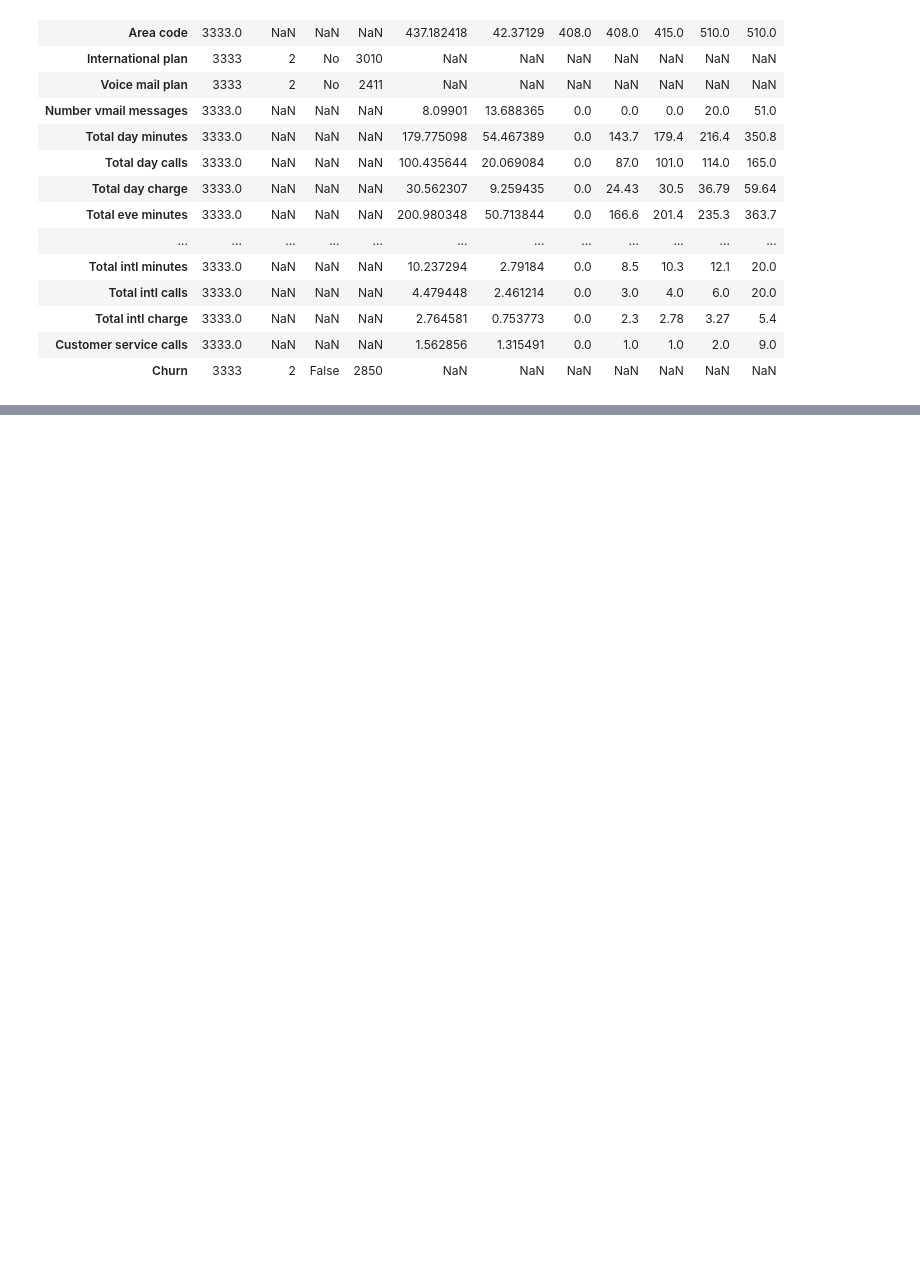
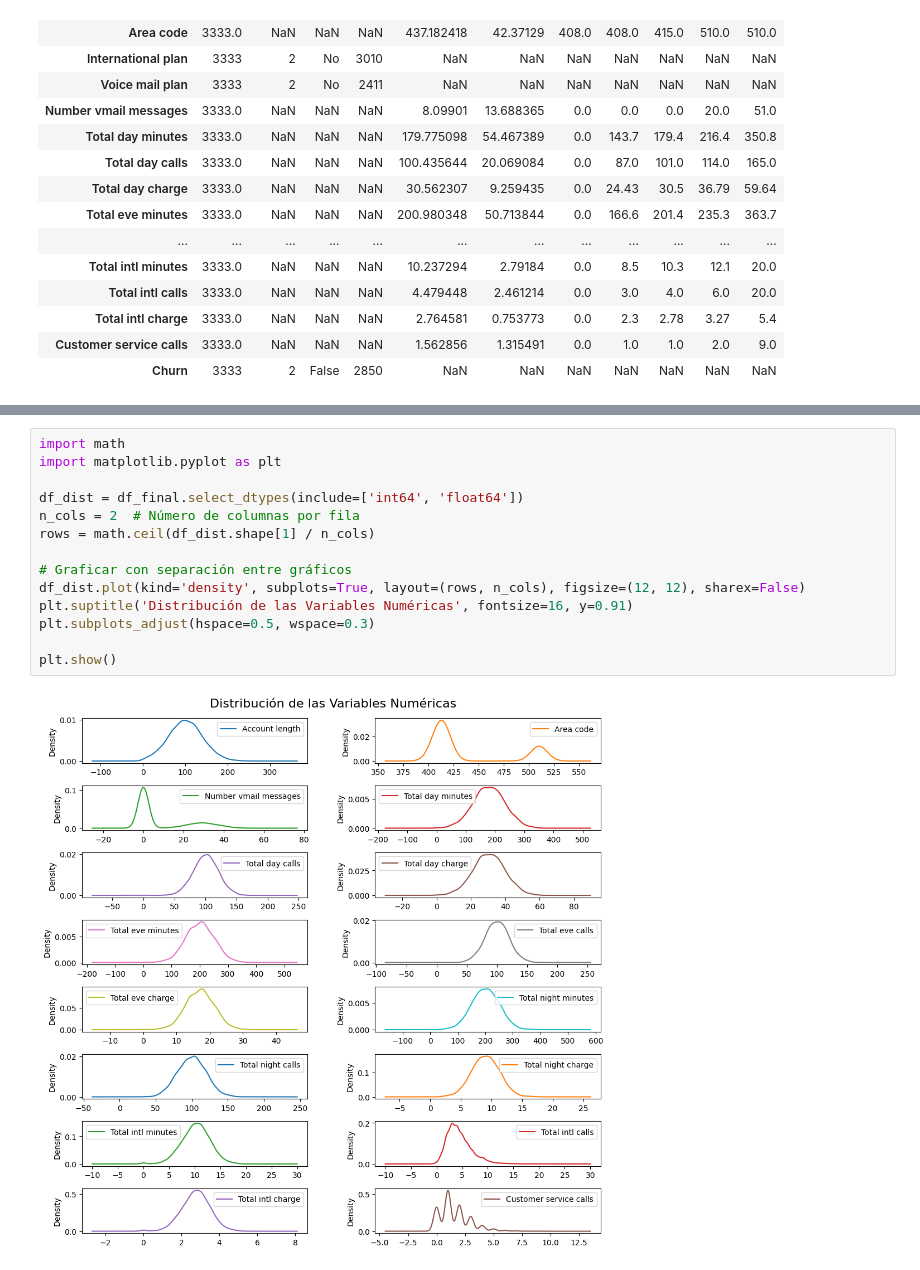
Before and after one commit to carteag43066/Machine_Learning_1_EAN, a Jupyter notebook: Codigo/Talleres/Telecom.ipynb, the cells around one changed output, grey strips where cells are left out. Saved outputs shown, nothing was run; the diff lists cells and outputs as text; blank space fills up the shorter version.

```diff
--- a/Codigo/Talleres/Telecom.ipynb
+++ b/Codigo/Talleres/Telecom.ipynb
@@ -211,0 +274,16 @@ df.describe(include='all').T
+# %%
+import math
+import matplotlib.pyplot as plt
+
+df_dist = df_final.select_dtypes(include=['int64', 'float64'])
+n_cols = 2  # Número de columnas por fila
+rows = math.ceil(df_dist.shape[1] / n_cols)
+
+# Graficar con separación entre gráficos
+df_dist.plot(kind='density', subplots=True, layout=(rows, n_cols), figsize=(12, 12), sharex=False)
+plt.suptitle('Distribución de las Variables Numéricas', fontsize=16, y=0.91)
+plt.subplots_adjust(hspace=0.5, wspace=0.3)
+
+plt.show()
+# %% [output]
+[figure, added]
```
Also changed, not shown: parts of 17 cells of this notebook.
